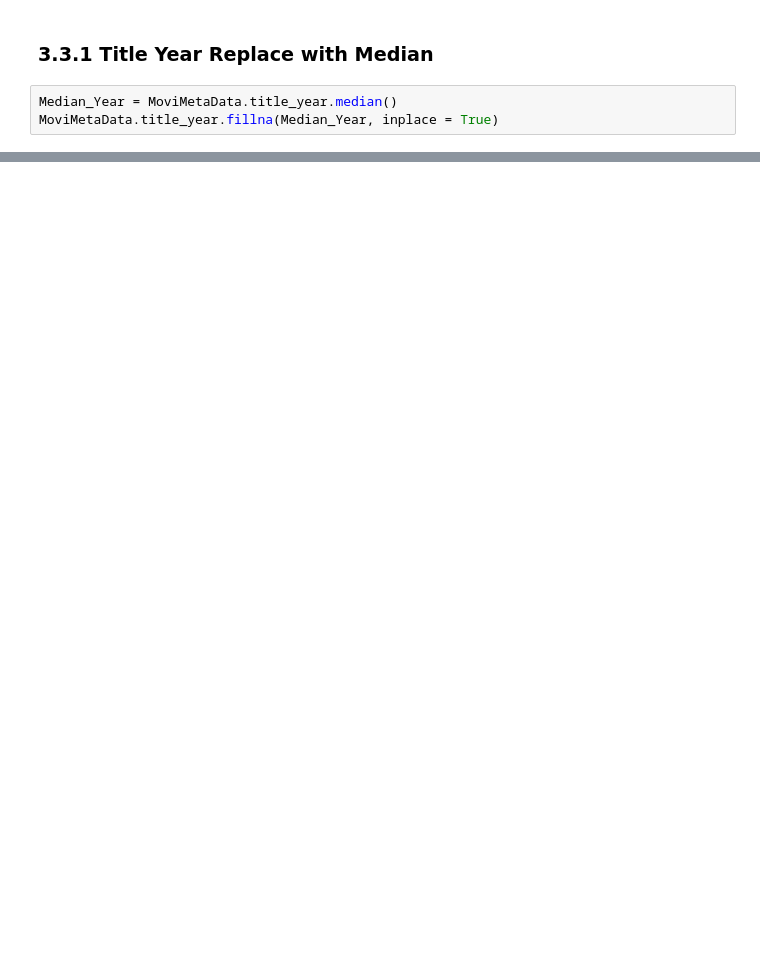
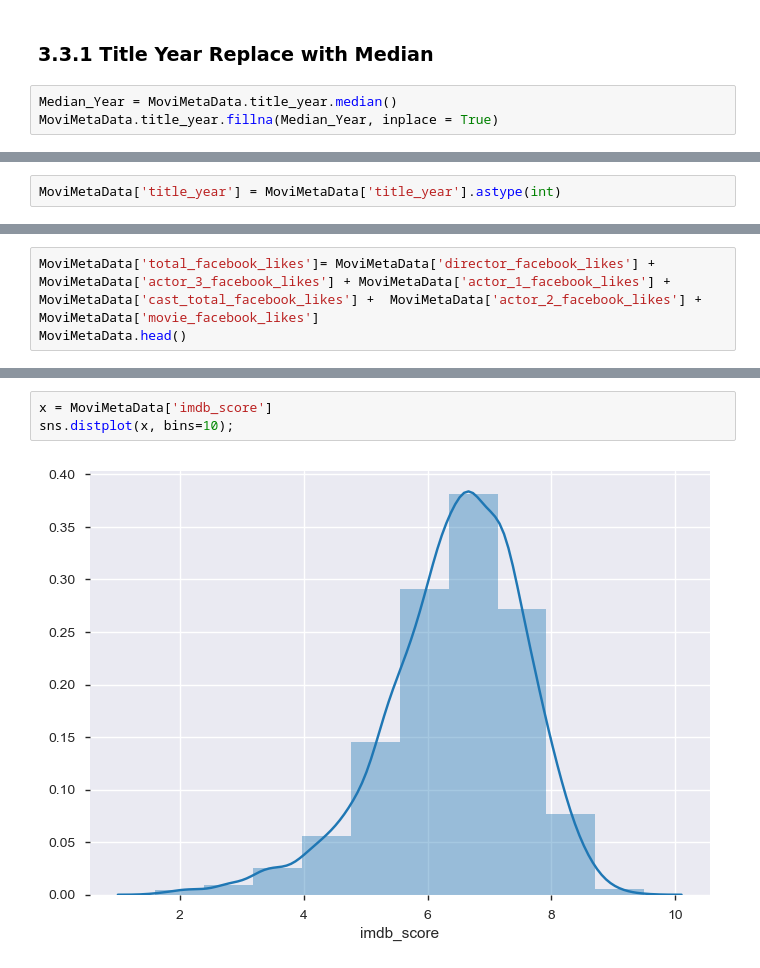
Before and after one commit to TJ-DS/ExploratoryDataAnalysis-EDA, a Jupyter notebook: Movies Dataset/MoviesMetadataDatasetEDA.ipynb, the cells around one changed output, grey strips where cells are left out. Saved outputs shown, nothing was run; the diff lists cells and outputs as text; blank space fills up the shorter version.

```diff
--- a/Movies Dataset/MoviesMetadataDatasetEDA.ipynb
+++ b/Movies Dataset/MoviesMetadataDatasetEDA.ipynb
@@ -295,0 +295,2 @@ MoviMetaData[MoviMetaData['title_year'].isnull()]
+# %%
+MoviMetaData['title_year'] = MoviMetaData['title_year'].astype(int)
@@ -295,0 +362,3 @@ MoviMetaData[MoviMetaData['title_year'].isnull()]
+# %%
+MoviMetaData['total_facebook_likes']= MoviMetaData['director_facebook_likes'] + MoviMetaData['actor_3_facebook_likes'] + MoviMetaData['actor_1_facebook_likes'] + MoviMetaData['cast_total_facebook_likes'] +  MoviMetaData['actor_2_facebook_likes'] +  MoviMetaData['movie_facebook_likes']
+MoviMetaData.head()
@@ -295,0 +372,5 @@ MoviMetaData[MoviMetaData['title_year'].isnull()]
+# %%
+x = MoviMetaData['imdb_score']
+sns.distplot(x, bins=10);
+# %% [output]
+[figure, added]
```
Also changed, not shown: parts of 17 cells of this notebook.
